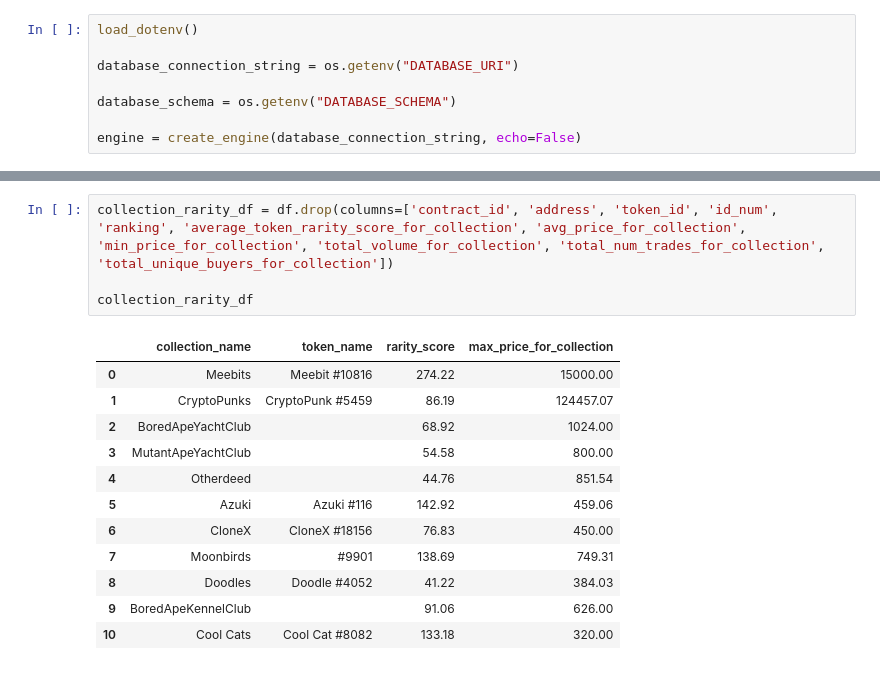
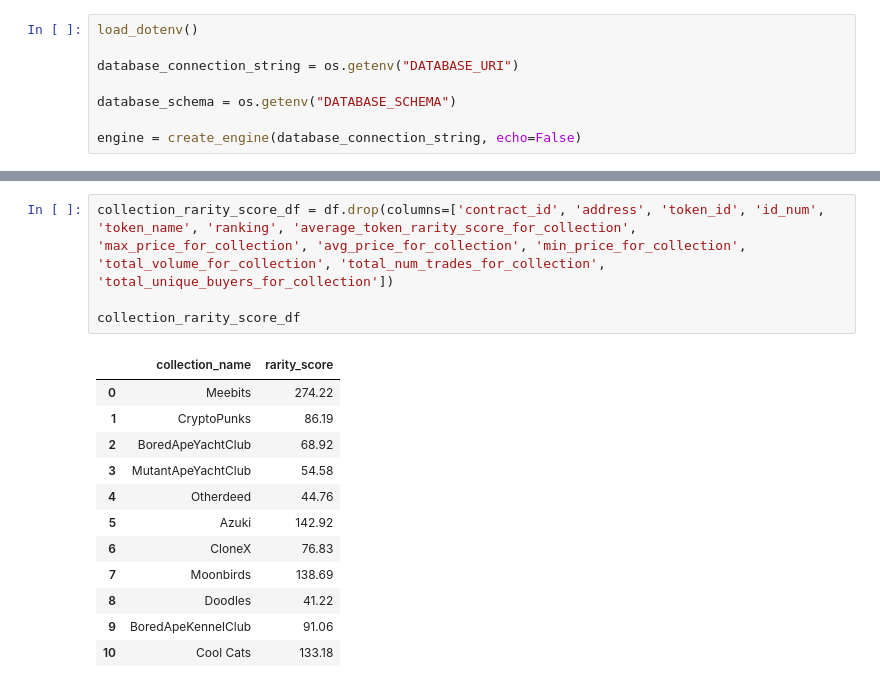
Before and after one commit to jgrichardson/nft_lending, a Jupyter notebook: stream_lit/Collection Average.ipynb, the cells around one changed output, grey strips where cells are left out. Saved outputs shown, nothing was run; the diff lists cells and outputs as text.

```diff
--- a/stream_lit/Collection Average.ipynb
+++ b/stream_lit/Collection Average.ipynb
@@ -79,17 +112,17 @@ display(df.tail(10))
 # %%
-collection_rarity_df = df.drop(columns=['contract_id', 'address', 'token_id', 'id_num', 'ranking', 'average_token_rarity_score_for_collection', 'avg_price_for_collection', 'min_price_for_collection', 'total_volume_for_collection', 'total_num_trades_for_collection', 'total_unique_buyers_for_collection'])
+collection_rarity_score_df = df.drop(columns=['contract_id', 'address', 'token_id', 'id_num', 'token_name', 'ranking', 'average_token_rarity_score_for_collection', 'max_price_for_collection', 'avg_price_for_collection', 'min_price_for_collection', 'total_volume_for_collection', 'total_num_trades_for_collection', 'total_unique_buyers_for_collection'])
 
-collection_rarity_df
+collection_rarity_score_df
 # %% [output]
-|  | collection_name | token_name | rarity_score | max_price_for_collection |
-| 0 | Meebits | Meebit #10816 | 274.22 | 15000.00 |
-| 1 | CryptoPunks | CryptoPunk #5459 | 86.19 | 124457.07 |
-| 2 | BoredApeYachtClub |  | 68.92 | 1024.00 |
-| 3 | MutantApeYachtClub |  | 54.58 | 800.00 |
-| 4 | Otherdeed |  | 44.76 | 851.54 |
-| 5 | Azuki | Azuki #116 | 142.92 | 459.06 |
-| 6 | CloneX | CloneX #18156 | 76.83 | 450.00 |
-| 7 | Moonbirds | #9901 | 138.69 | 749.31 |
-| 8 | Doodles | Doodle #4052 | 41.22 | 384.03 |
-| 9 | BoredApeKennelClub |  | 91.06 | 626.00 |
-| 10 | Cool Cats | Cool Cat #8082 | 133.18 | 320.00 |
+|  | collection_name | rarity_score |
+| 0 | Meebits | 274.22 |
+| 1 | CryptoPunks | 86.19 |
+| 2 | BoredApeYachtClub | 68.92 |
+| 3 | MutantApeYachtClub | 54.58 |
+| 4 | Otherdeed | 44.76 |
+| 5 | Azuki | 142.92 |
+| 6 | CloneX | 76.83 |
+| 7 | Moonbirds | 138.69 |
+| 8 | Doodles | 41.22 |
+| 9 | BoredApeKennelClub | 91.06 |
+| 10 | Cool Cats | 133.18 |
```
Also changed, not shown: parts of 8 cells of this notebook.
